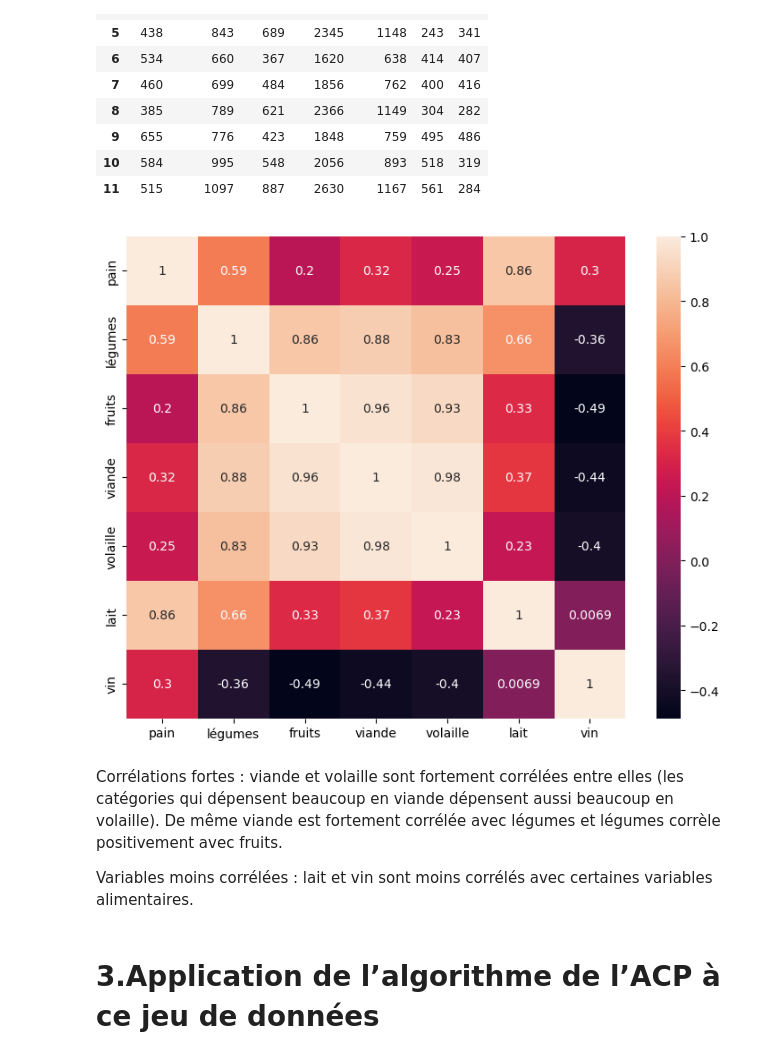
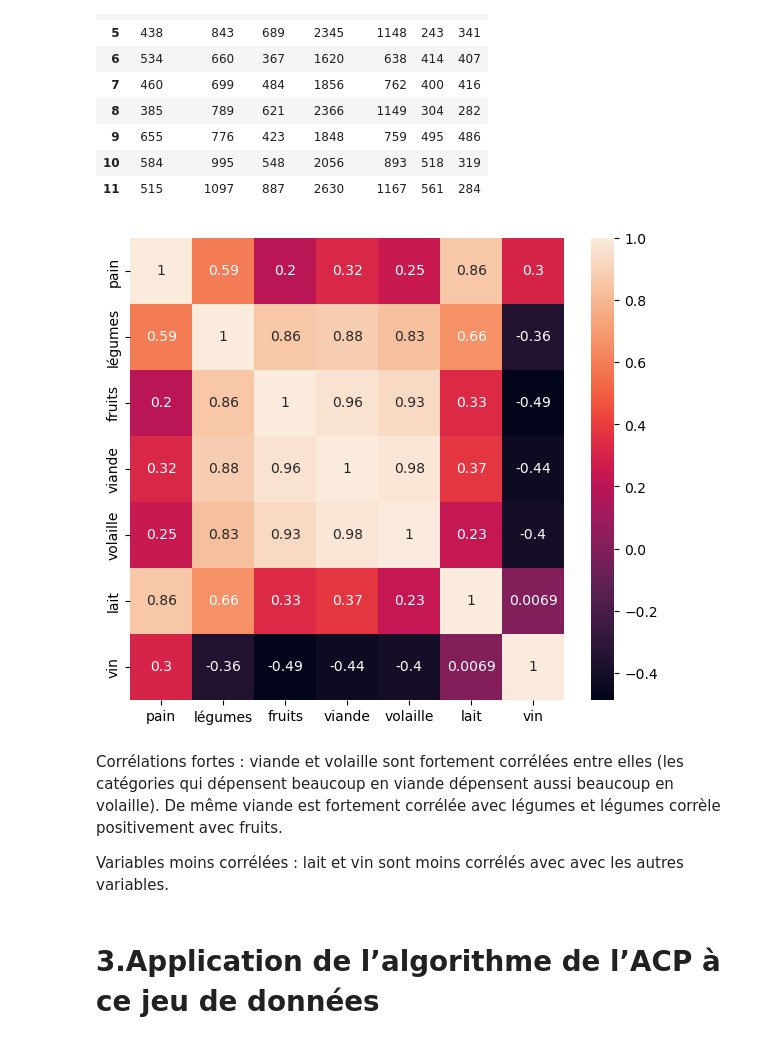
Before and after one commit to argi00/probabilite-groupe-4, a Jupyter notebook: groupe 4.ipynb, the cells around one changed output. Cells and saved outputs as stored; diff of their text form; code cells hidden in the pictures.

```diff
--- a/groupe 4.ipynb
+++ b/groupe 4.ipynb
@@ -68,18 +68,18 @@ df.iloc[:,1:]
 # %%
 #Trouvons les correlations entre les differentes variables
 cols = df.columns[1:]
 corr = df.iloc[:,1:].corr()
 
-plt.figure(figsize=(9,7))
+plt.figure(figsize=(7,6))
 sns.heatmap(corr,
             annot=True,)
 plt.show()
 # %% [output]
-[figure, old version]
+[figure, new version]
 # %% [markdown]
 Corrélations fortes : viande et volaille sont fortement corrélées entre elles (les catégories qui dépensent beaucoup en viande dépensent aussi beaucoup en volaille). De même viande est fortement corrélée avec légumes et légumes corrèle positivement avec fruits.
 
-Variables moins corrélées : lait et vin sont moins corrélés avec certaines variables alimentaires.
+Variables moins corrélées : lait et vin sont moins corrélés avec avec les autres variables.
 # %% [markdown]
 # 3.Application de l’algorithme de l’ACP à ce jeu de données
 # %% [markdown]
```
Also changed, not shown: parts of 32 cells of this notebook.
